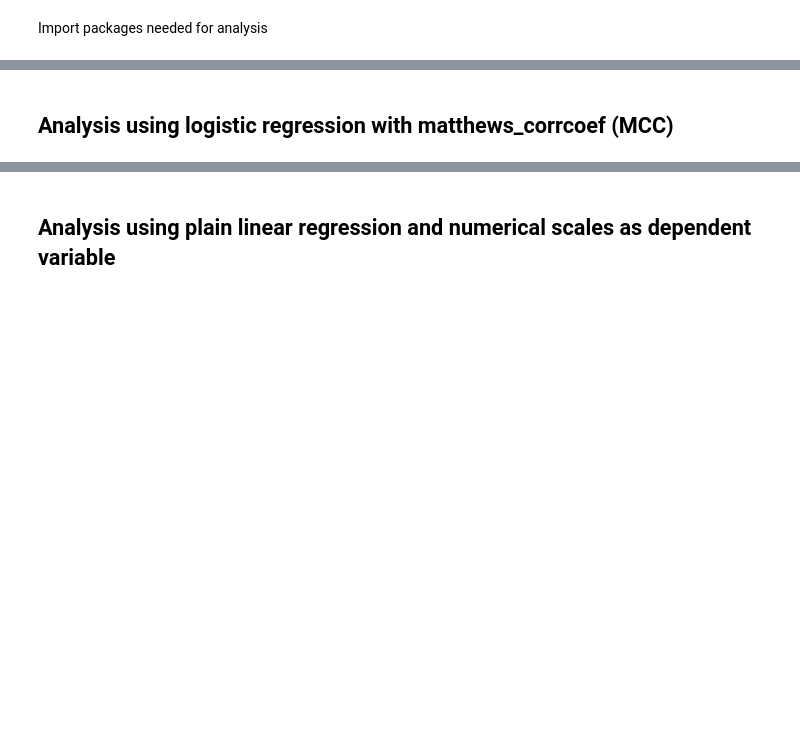
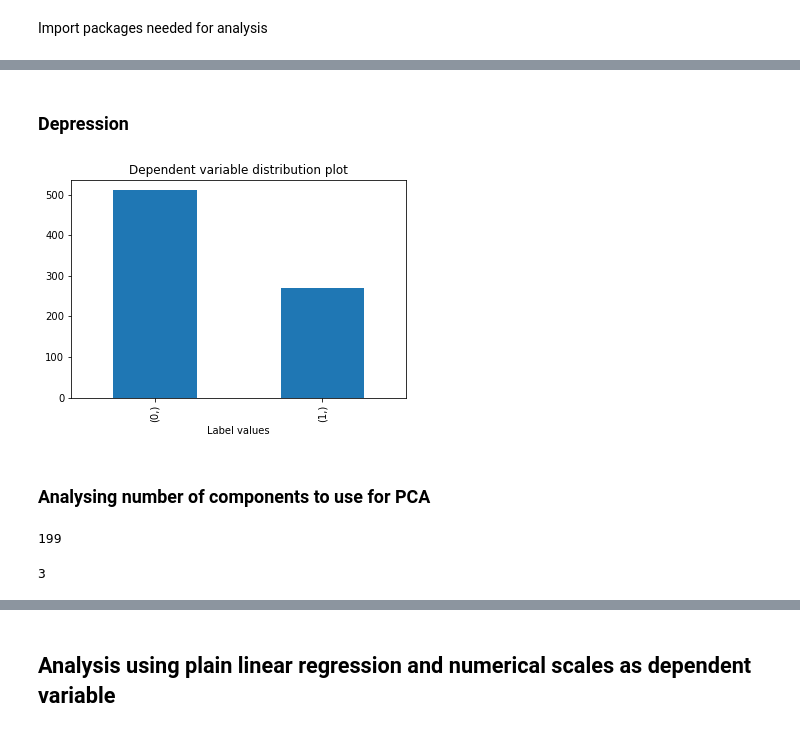
Before and after one commit to alexandraant161803/EDAN70, a Jupyter notebook: WD_project.ipynb, the cells around one changed output, grey strips where cells are left out. Drawn from its saved outputs; the diff is of its cells as text; code cells hidden in the pictures; blank space fills up the shorter version.

Commit message:
Add logistic regression and dimension analysis

```diff
--- a/WD_project.ipynb
+++ b/WD_project.ipynb
@@ -433,15 +454,0 @@ y_dep_scale = replace_nan(y_dep_scale).flatten()
-# %%
-#The categorical variables, whether someone is diagnosed with worry/dep or not
-dep_diag = responses[['minidep_diagnose']]
-wor_diag = responses[['miniGAD_diagnose']]
-
-print("Respondents with diagnose: {} out of {}".format(int(dep_diag.sum()), len(dep_diag))) #unbalanced
-print("Respondents with diagnose: {} out of {}".format(int(wor_diag.sum()), len(wor_diag))) #not as unbalanced
-
-#Checking for NaN values
-dep_diag.isnull().values.any() #false
-wor_diag.isnull().values.any() #false
-
-#Create y - variables
-y_wor_diag = wor_diag.values
-y_dep_diag = dep_diag.values
@@ -558,2 +475,48 @@ plt.show()
-# %% [markdown]
-## Analysis using logistic regression with matthews_corrcoef (MCC)
+# %% [markdown]
+### Depression
+# %%
+#Datasets to use for analysis using logistic regression
+X_dep = df_dep.values #the non-normalized version
+X_train, X_test, y_train, y_test = train_test_split(X_dep, y_dep_diag,
+                                                    test_size=0.2)
+
+X_train_norm=preprocessing.normalize(X_train, norm='l2')
+X_test_norm=preprocessing.normalize(X_test, norm='l2')
+# %%
+pd.DataFrame(y_train).value_counts().plot(kind='bar')
+plt.title('Dependent variable distribution plot')
+plt.xlabel('Label values')
+plt.show()
+# %% [output]
+[figure, added]
+# %% [markdown]
+### Analysing number of components to use for PCA
+# %%
+
+def get_models():
+    models = dict()
+    for i in range(1,200):
+        steps = [('pca', PCA(n_components=i)), ('model', LogisticRegression())]
+        models[str(i)] = Pipeline(steps=steps)
+    return models
+
+def evaluate_model(model, X, y):
+    cv = RepeatedStratifiedKFold(n_splits=10, n_repeats=3, random_state=1)
+    scores = cross_val_score(model, X, y, scoring='accuracy', cv=cv, n_jobs=-1, error_score='raise')
+    return scores
+
+# get the models to evaluate
+models = get_models()
+# evaluate the models and store results
+max_score, n_components=0,0
+for name, model in models.items():
+    scores = evaluate_model(model, X_train_norm, y_train)
+    mean_scores=mean(scores)
+    if mean_scores > max_score:
+        max_score=mean_scores
+        max_components=n_components
+    n_components+=1
+
+print(n_components) #3 #50 #199
+# %% [output]
+199
@@ -559,0 +540,15 @@ plt.show()
+# %%
+#Create, fit and transform PCA object
+chosen_n_components=3
+print(chosen_n_components)
+pca = PCA(n_components=chosen_n_components)
+pca.fit(X_train_norm)
+X_train_pca = pca.transform(X_train_norm)
+X_test_pca = pca.transform(X_test_norm)
+
+
+model = LogisticRegression().fit(X_train_pca, y_train)
+y_pred_train = model.predict(X_train_pca)
+y_pred_test = model.predict(X_test_pca)
+# %% [output]
+3
```
Also changed, not shown: parts of 64 cells of this notebook.
